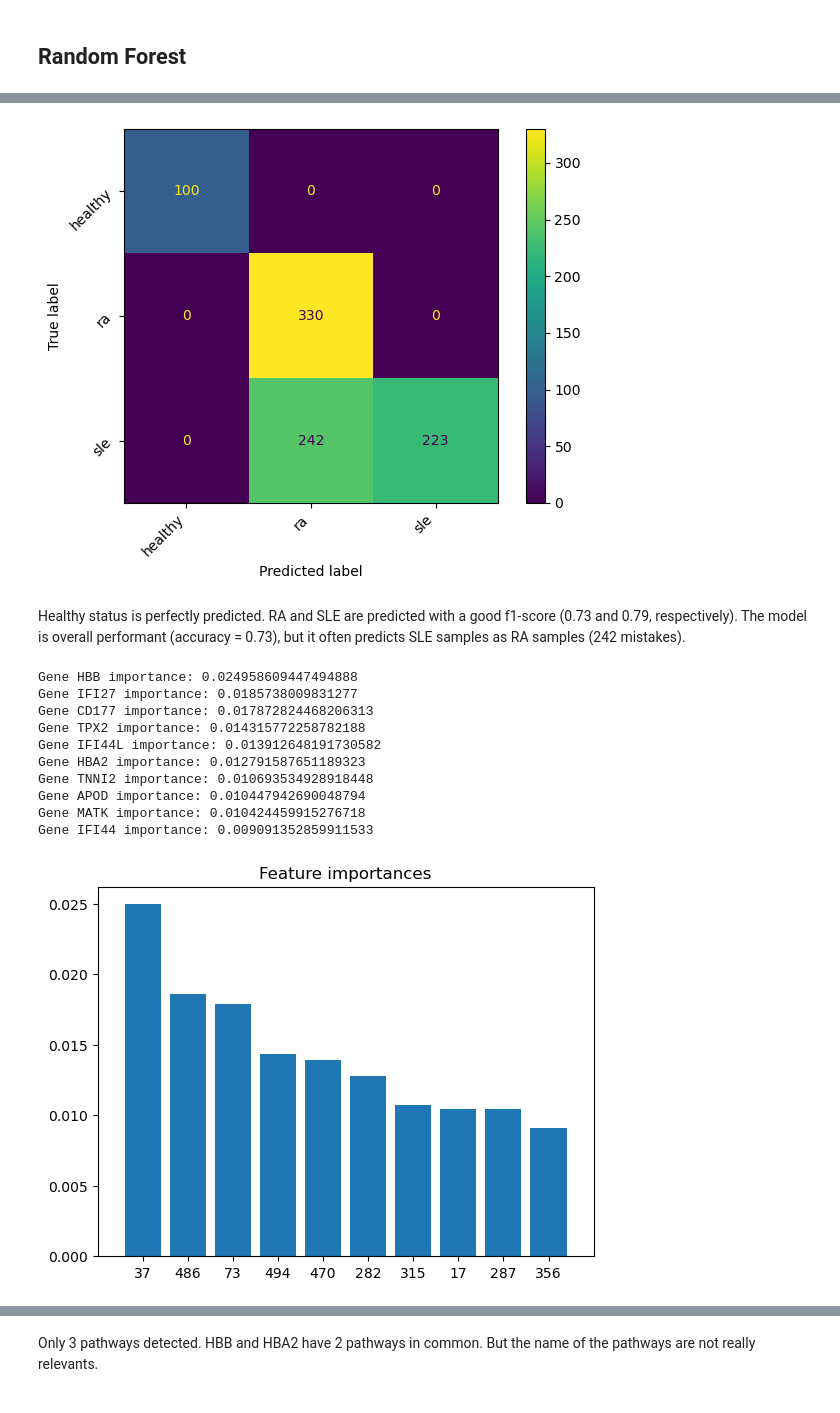
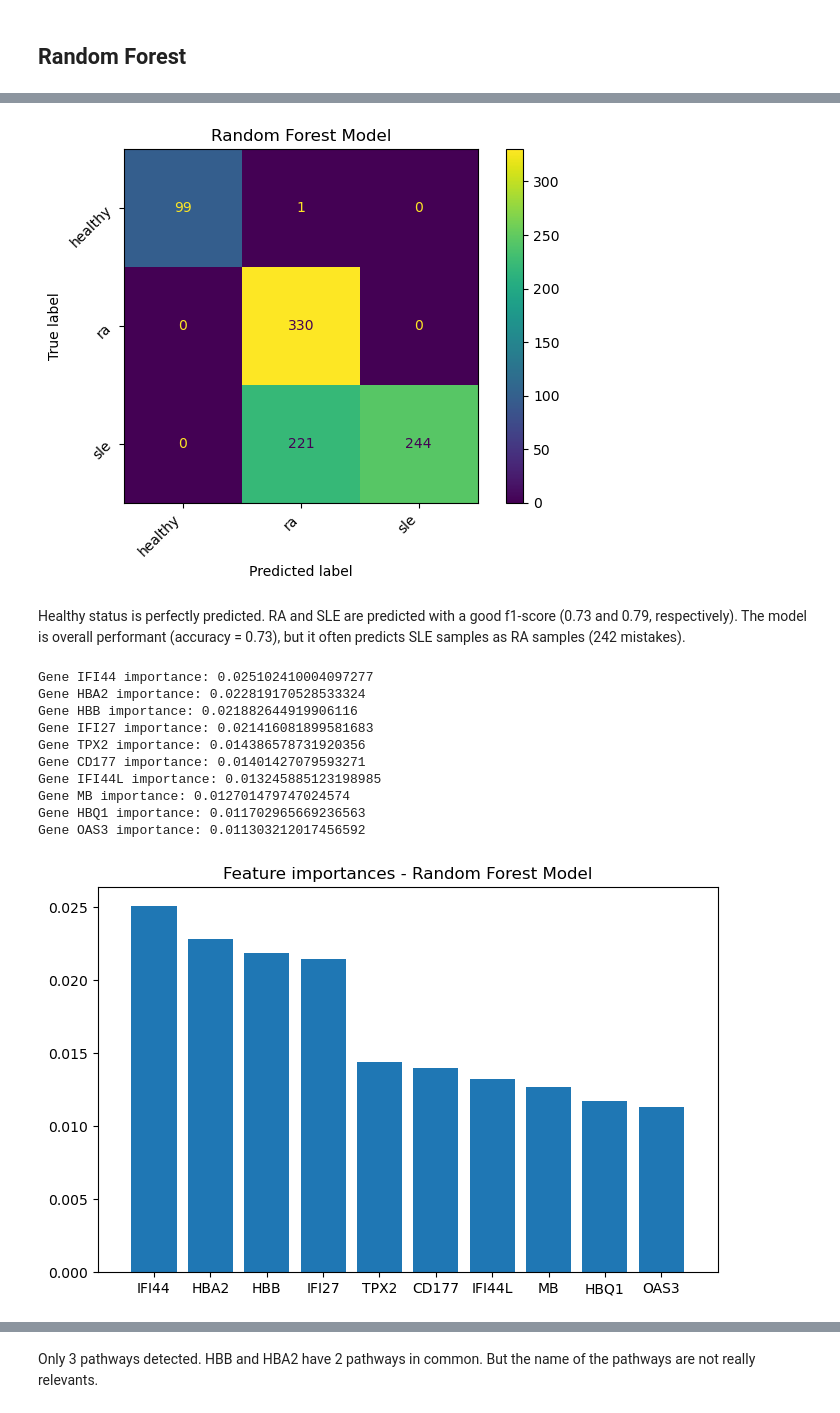
Before and after one commit to CorentinMey/ML_project, a Jupyter notebook: Classifier.ipynb, the cells around one changed output, grey strips where cells are left out. Drawn from its saved outputs; the diff is of its cells as text; code cells hidden in the pictures.

```diff
--- a/Classifier.ipynb
+++ b/Classifier.ipynb
@@ -133,0 +212,15 @@ adata_test = adata[adata.obs["role"] == "test"].copy()
+# %%
+# Normalize the data
+scaler = StandardScaler()
+X_train_scaled = scaler.fit_transform(X_train)
+X_test_scaled = scaler.transform(X_test)
+
+# Train the classification model
+model = LogisticRegression(max_iter=1000, solver='lbfgs')
+model.fit(X_train_scaled, labels_train)
+
+# Predict on the test dataset
+y_pred = model.predict(X_test_scaled)
+
+# Display the classification report
+print(classification_report(labels_test, y_pred))
@@ -136,15 +362,6 @@ adata_test = adata[adata.obs["role"] == "test"].copy()
 # %%
-##Perform a RF algorithm on the expression dataset
-
-labels_train = adata_train.obs["status"]  # Extraction of health status
-labels_test = adata_test.obs["status"]  # Extraction of health status
-
-# Extract expression values
-X_train = adata_train.X
-X_test = adata_test.X
-
 # Train the classification model
-model = RandomForestClassifier(n_estimators=100, random_state=42)
+model = create_model_RF(n_est=100, min_leaf=7, min_split=2, max_d=None)
 model.fit(X_train, labels_train)
 
 # Predict on the test dataset
@@ -154,6 +371,7 @@ y_proba = model.predict_proba(X_test)  # Get probabilities for each class
 # Stock predictions in adata_test
 adata_test.obs['pred'] = y_pred
 
+
 # Display the classification report
 print(classification_report(labels_test, y_pred))
 # %% [output]
@@ -169,50 +387,50 @@ weighted avg       0.84      0.73      0.72       895
 # %%
-cm = confusion_matrix(labels_test, y_pred)
+cm_RF = confusion_matrix(labels_test, y_pred)
 
 # Display confusion matrix
-disp = ConfusionMatrixDisplay(confusion_matrix=cm, display_labels=model.classes_)
+disp = ConfusionMatrixDisplay(confusion_matrix=cm_RF, display_labels=model.classes_)
 disp.plot()
 
 # Adjust the rotation of the x-axis labels and y-axis labels
+plt.title("Random Forest Model")
 plt.xticks(rotation=45, ha='right')
 plt.yticks(rotation=45)
-
-# Adjust layout to ensure everything fits without overlapping
 plt.tight_layout()
 # %% [output]
-[figure, old version]
+[figure, new version]
 # %% [markdown]
 Healthy status is perfectly predicted. RA and SLE are predicted with a good f1-score (0.73 and 0.79, respectively). The model is overall performant (accuracy = 0.73), but it often predicts SLE samples as RA samples (242 mistakes).
 # %%
 # Observe the most important features of the model
-
 importances = model.feature_importances_
 
 # get genes names
 
 gene_names = adata.var_names.tolist()
+most_important_gene_name = []
 
 # Display the 10 most important features
 indices = np.argsort(importances)[::-1]
 for i in range(10):
     print(f"Gene {gene_names[indices[i]]} importance: {importances[indices[i]]}")
+    most_important_gene_name.append(gene_names[indices[i]])
 
-plt.figure()
-plt.title("Feature importances")
+plt.figure(figsize=(8, 5))
+plt.title("Feature importances - Random Forest Model" )
 plt.bar(range(10), importances[indices[:10]], align="center")
-plt.xticks(range(10), indices[:10])
+plt.xticks(range(10), most_important_gene_name[:10])
 plt.xlim([-1, 10])
 plt.show()
 # %% [output]
-Gene HBB importance: 0.024958609447494888
-Gene IFI27 importance: 0.0185738009831277
-Gene CD177 importance: 0.017872824468206313
-Gene TPX2 importance: 0.014315772258782188
-Gene IFI44L importance: 0.013912648191730582
-Gene HBA2 importance: 0.012791587651189323
-Gene TNNI2 importance: 0.010693534928918448
-Gene APOD importance: 0.010447942690048794
-Gene MATK importance: 0.010424459915276718
-Gene IFI44 importance: 0.009091352859911533
+Gene IFI44 importance: 0.025102410004097277
+Gene HBA2 importance: 0.022819170528533324
+Gene HBB importance: 0.021882644919906116
+Gene IFI27 importance: 0.021416081899581683
+Gene TPX2 importance: 0.014386578731920356
+Gene CD177 importance: 0.01401427079593271
+Gene IFI44L importance: 0.013245885123198985
+Gene MB importance: 0.012701479747024574
+Gene HBQ1 importance: 0.011702965669236563
+Gene OAS3 importance: 0.011303212017456592
-[figure, old version]
+[figure, new version]
 # %%
```
Also changed, not shown: parts of 42 cells of this notebook, 2 other files.
